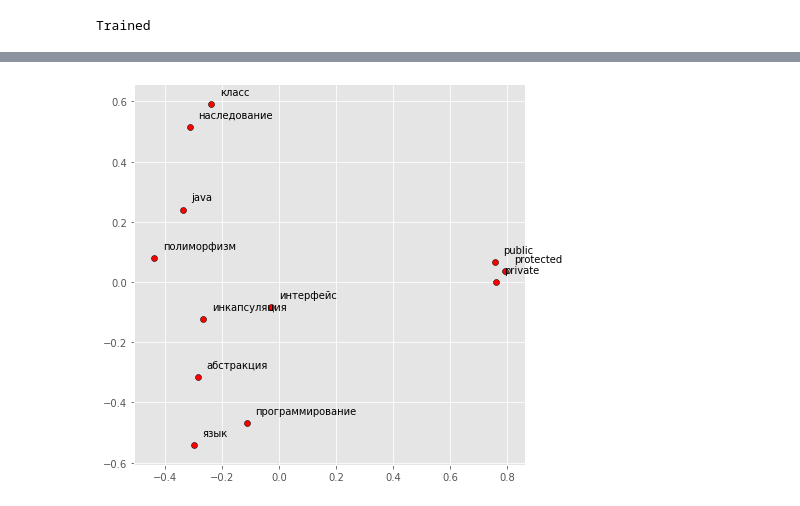
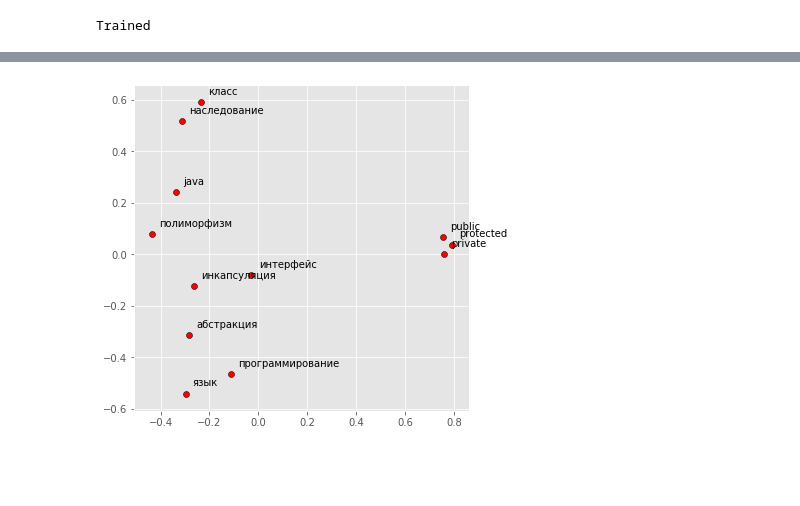
Before and after one commit to Nikita-Sherstnev/Ontology-population, a Jupyter notebook: main.ipynb, the cells around one changed output, grey strips where cells are left out. Drawn from its saved outputs; the diff is of its cells as text; code cells hidden in the pictures; blank space fills up the shorter version.

```diff
--- a/main.ipynb
+++ b/main.ipynb
@@ -126,3 +125,23 @@ w2v_model = train_word2vec(sentences)
 print("Trained")
 # %% [output]
 Trained
+# %%
+def display_pca_scatterplot(model, words=None):
+
+    words = np.random.choice(list(model.vocab.keys()), 10)
+
+    word_vectors= np.array([model[w] for w in words])
+
+    print(word_vectors())
+
+    twodim = PCA().fit_transform(word_vectors)[:,:2]
+
+    plt.figure(figsize=(6,6))
+
+    plt.scatter(twodim[:,0], twodim[:,1], edgecolors='k', c='r')
+
+    for word, (x,y) in zip(words, twodim):
+        plt.text(x+0.03, y+0.03, word)
+
+
+display_pca_scatterplot(w2v_model.wv)
@@ -129,29 +150,29 @@ Trained
 # %%
 
 
 def display_pca_scatterplot(model, words=None, sample=0):
     if words == None:
         if sample > 0:
             words = np.random.choice(list(model.vocab.keys()), sample)
         else:
             words= [word for word in model.vocab]
 
     word_vectors= np.array([model[w] for w in words])
 
     twodim = PCA().fit_transform(word_vectors)[:,:2]
 
-    plt.figure(figsize=(7,7))
+    plt.figure(figsize=(6,6))
     plt.scatter(twodim[:,0], twodim[:,1], edgecolors='k', c='r')
     for word, (x,y) in zip(words, twodim):
         plt.text(x+0.03, y+0.03, word)
 
 
 display_pca_scatterplot(w2v_model.wv,
                         ["класс", "интерфейс", "инкапсуляция", "наследование",
                          "полиморфизм", "java", "private", "protected", "public",
                          "язык", "абстракция", "программирование"])
 # %% [output]
-[figure, old version]
+[figure, new version]
 # %%
 
 
```
Also changed, not shown: parts of 3 cells of this notebook, 3 other files.
